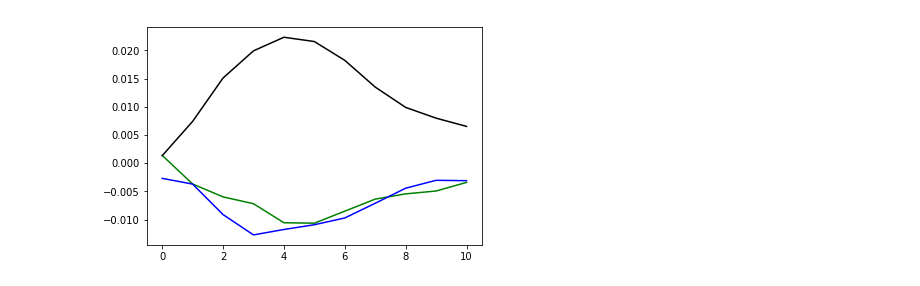
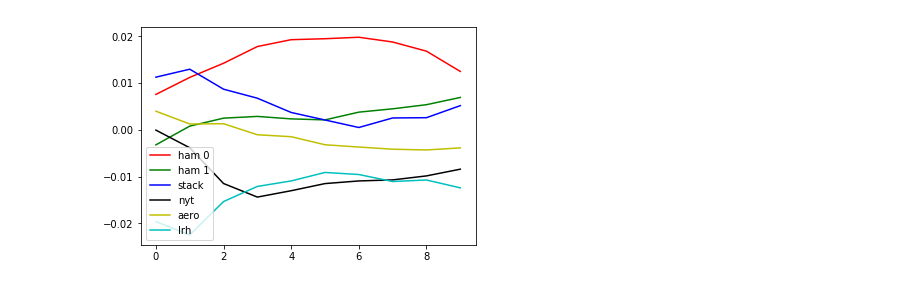
Before and after one commit to MrMallIronmaker/computational-poetics, a Jupyter notebook: examples.ipynb, the cells around one changed output. Drawn from its saved outputs; the diff is of its cells as text; code cells hidden in the pictures.

```diff
--- a/examples.ipynb
+++ b/examples.ipynb
@@ -16,0 +4,23 @@ plt.show()
+# %%
+split_hamilton = poet.text.hamilton.split('\n')
+hamilton_0 = '\n'.join(split_hamilton[0:25])
+hamilton_1 = '\n'.join(split_hamilton[25:50])
+# %%
+texts, names = zip(*[
+    (hamilton_0, "ham 0"),
+    (hamilton_1, "ham 1"),
+    (poet.text.stackoverflow, "stack"),
+    (poet.text.nyt, "nyt"),
+    (poet.text.aerobics, "aero"),
+    (poet.text.lrh, "lrh")
+])
+scores = [poet.full_score(text, consonants=False) for text in texts]
+colors = "rgbkycm"
+# %%
+fig = plt.figure()
+ax = plt.subplot(111)
+
+for (name, score, color) in zip(names, scores, colors):
+    ax.plot(score, color=color, label=name)
+ax.legend()
+plt.show()
@@ -17,16 +29,13 @@ plt.show()
 # %%
-scores = [
-    #hamilton_score,
-    stackoverflow_score,
-    nyt_score,
-    aerobics_score]
-
 min_length = min([len(score) for score in scores])
 average_score = sum([score[:min_length] for score in scores]) / len(scores)
-#plt.plot(hamilton_score - average_score, color='r')
-plt.plot(stackoverflow_score[:min_length] - average_score, color='g')
-plt.plot(nyt_score[:min_length] - average_score, color='b')
-plt.plot(aerobics_score[:min_length] - average_score, color='k')
+
+fig = plt.figure()
+ax = plt.subplot(111)
+
+for (name, score, color) in zip(names, scores, colors):
+    ax.plot(score[:min_length] - average_score, color=color, label=name)
+ax.legend()
 plt.show()
 # %% [output]
-[figure, old version]
+[figure, new version]
```
Also changed, not shown: parts of 3 cells of this notebook, 2 other files.
